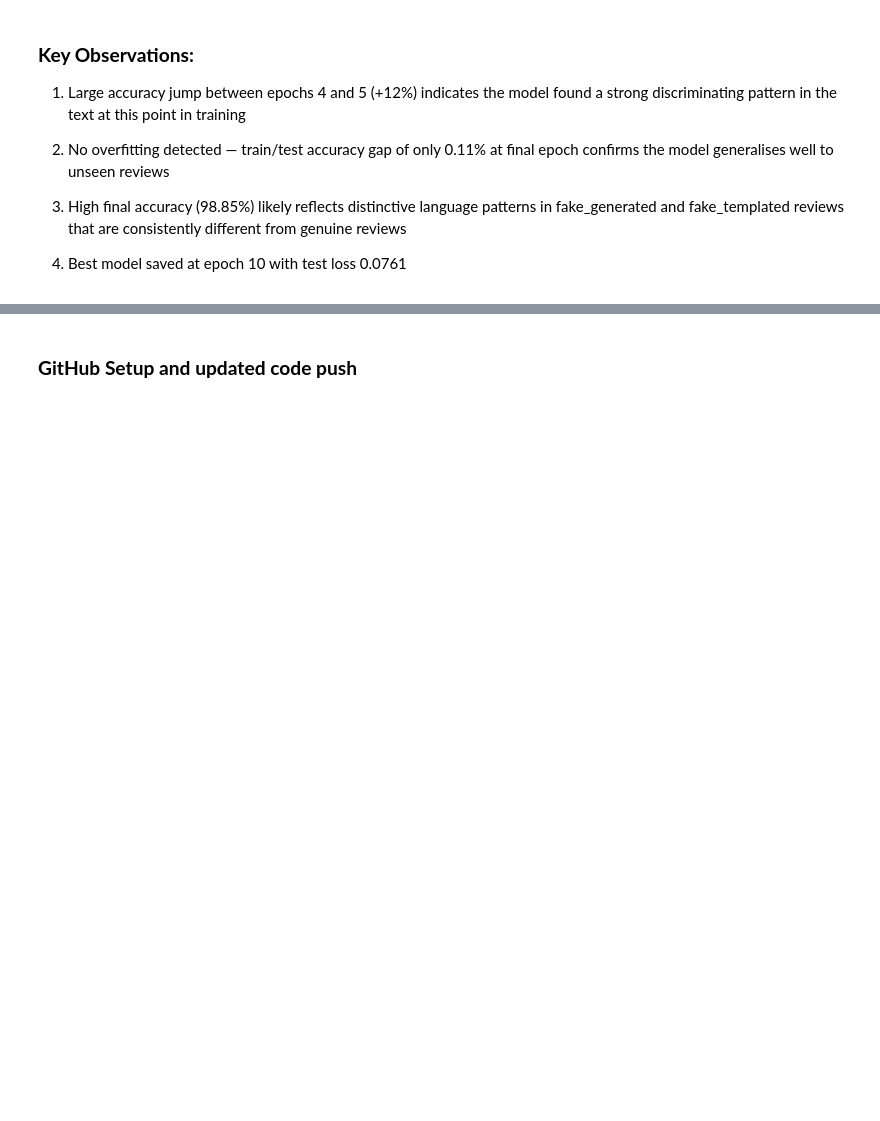
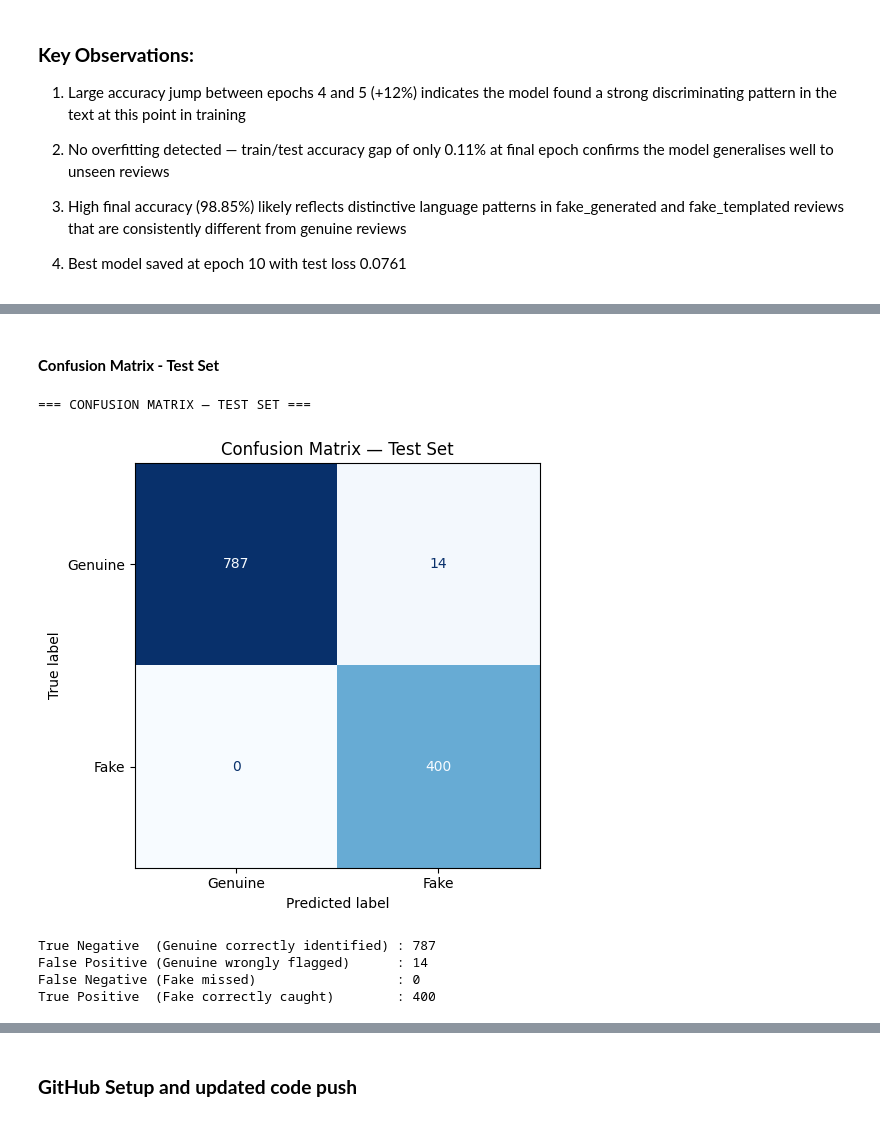
Before and after one commit to Thedeadman0612/TrustCart, a Jupyter notebook: phase2/notebooks/phase2_fake_review_detection.ipynb, the cells around one changed output, grey strips where cells are left out. Drawn from its saved outputs; the diff is of its cells as text; code cells hidden in the pictures; blank space fills up the shorter version.

```diff
--- a/phase2/notebooks/phase2_fake_review_detection.ipynb
+++ b/phase2/notebooks/phase2_fake_review_detection.ipynb
@@ -2413,0 +2601,37 @@ in Task 8 will confirm whether 10 epochs was appropriate.
+# %% [markdown]
+#### **Confusion Matrix - Test Set**
+# %%
+print("=== CONFUSION MATRIX — TEST SET ===")
+print("")
+
+cm_test = confusion_matrix(test_true, test_preds)
+
+disp_test = ConfusionMatrixDisplay(
+    confusion_matrix=cm_test,
+    display_labels=['Genuine', 'Fake']
+)
+
+fig, ax = plt.subplots(figsize=(6, 5))
+disp_test.plot(ax=ax, colorbar=False, cmap='Blues')
+plt.title('Confusion Matrix — Test Set')
+plt.tight_layout()
+plt.show()
+
+# Print raw numbers
+tn = cm_test[0][0]
+fp = cm_test[0][1]
+fn = cm_test[1][0]
+tp = cm_test[1][1]
+
+print("")
+print(f"True Negative  (Genuine correctly identified) : {tn:,}")
+print(f"False Positive (Genuine wrongly flagged)      : {fp:,}")
+print(f"False Negative (Fake missed)                  : {fn:,}")
+print(f"True Positive  (Fake correctly caught)        : {tp:,}")
+# %% [output]
+=== CONFUSION MATRIX — TEST SET ===
+[figure, added]
+True Negative  (Genuine correctly identified) : 787
+False Positive (Genuine wrongly flagged)      : 14
+False Negative (Fake missed)                  : 0
+True Positive  (Fake correctly caught)        : 400
```
Also changed, not shown: parts of 17 cells of this notebook.
